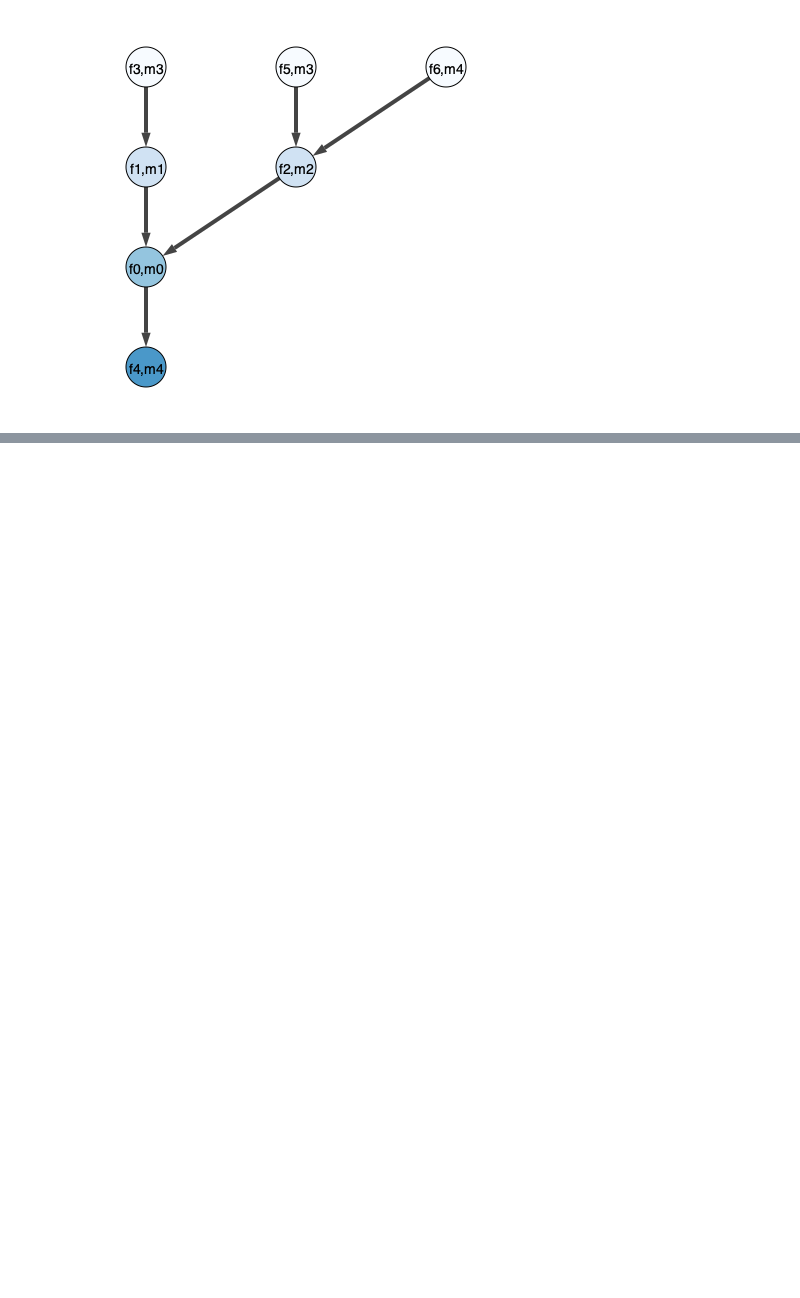
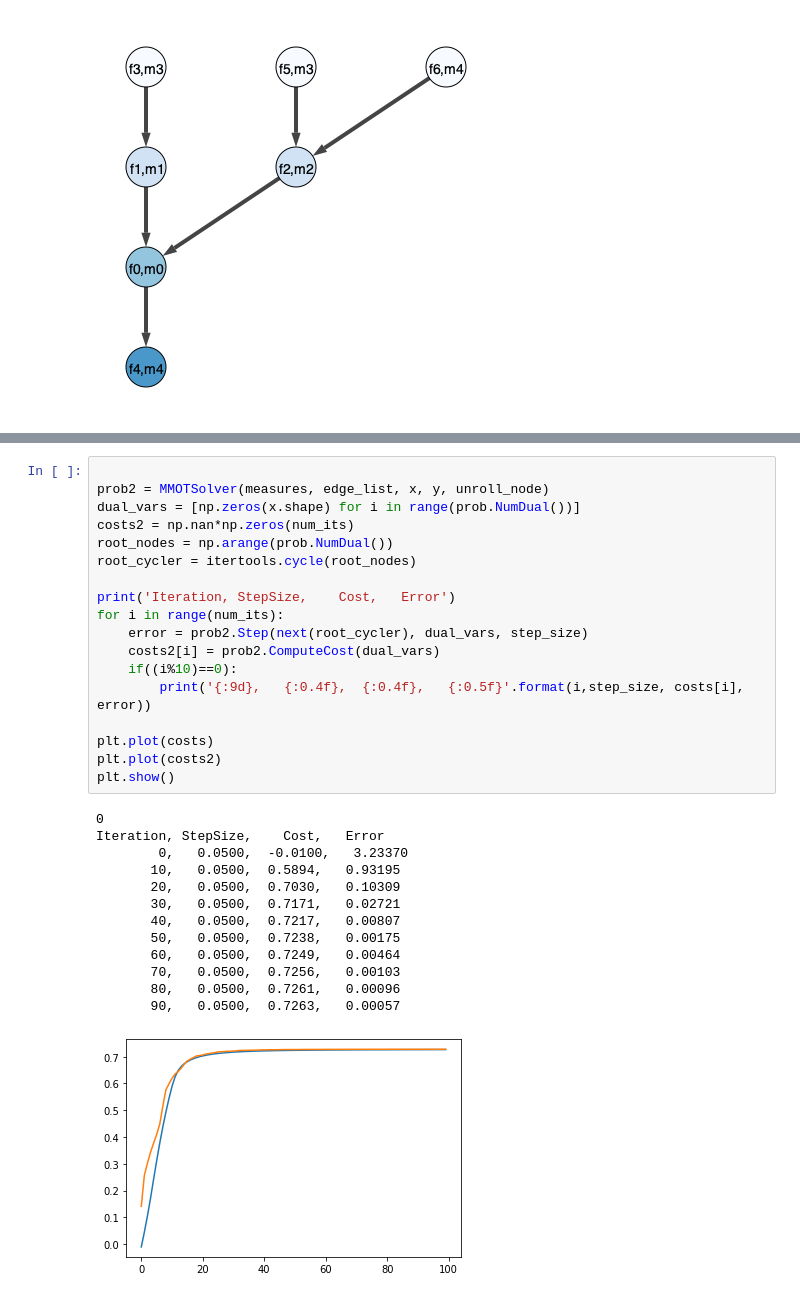
Before and after one commit to simda-muri/mmot, a Jupyter notebook: examples/Introduction.ipynb, the cells around one changed output, grey strips where cells are left out. Cells and saved outputs as stored; diff of their text form; blank space fills up the shorter version.

```diff
--- a/examples/Introduction.ipynb
+++ b/examples/Introduction.ipynb
@@ -98,0 +110,32 @@ UnboundLocalError: local variable 'num_verts' referenced before assignment
+# %%
+
+prob2 = MMOTSolver(measures, edge_list, x, y, unroll_node)
+dual_vars = [np.zeros(x.shape) for i in range(prob.NumDual())]
+costs2 = np.nan*np.zeros(num_its)
+root_nodes = np.arange(prob.NumDual())
+root_cycler = itertools.cycle(root_nodes)
+
+print('Iteration, StepSize,    Cost,   Error')
+for i in range(num_its):
+    error = prob2.Step(next(root_cycler), dual_vars, step_size)
+    costs2[i] = prob2.ComputeCost(dual_vars)
+    if((i%10)==0):
+        print('{:9d},   {:0.4f},  {:0.4f},   {:0.5f}'.format(i,step_size, costs[i], error))
+
+plt.plot(costs)
+plt.plot(costs2)
+plt.show()
+# %% [output]
+0
+Iteration, StepSize,    Cost,   Error
+        0,   0.0500,  -0.0100,   3.23370
+       10,   0.0500,  0.5894,   0.93195
+       20,   0.0500,  0.7030,   0.10309
+       30,   0.0500,  0.7171,   0.02721
+       40,   0.0500,  0.7217,   0.00807
+       50,   0.0500,  0.7238,   0.00175
+       60,   0.0500,  0.7249,   0.00464
+       70,   0.0500,  0.7256,   0.00103
+       80,   0.0500,  0.7261,   0.00096
+       90,   0.0500,  0.7263,   0.00057
+[figure, added]
```
Also changed, not shown: parts of 2 cells of this notebook, 3 other files.
